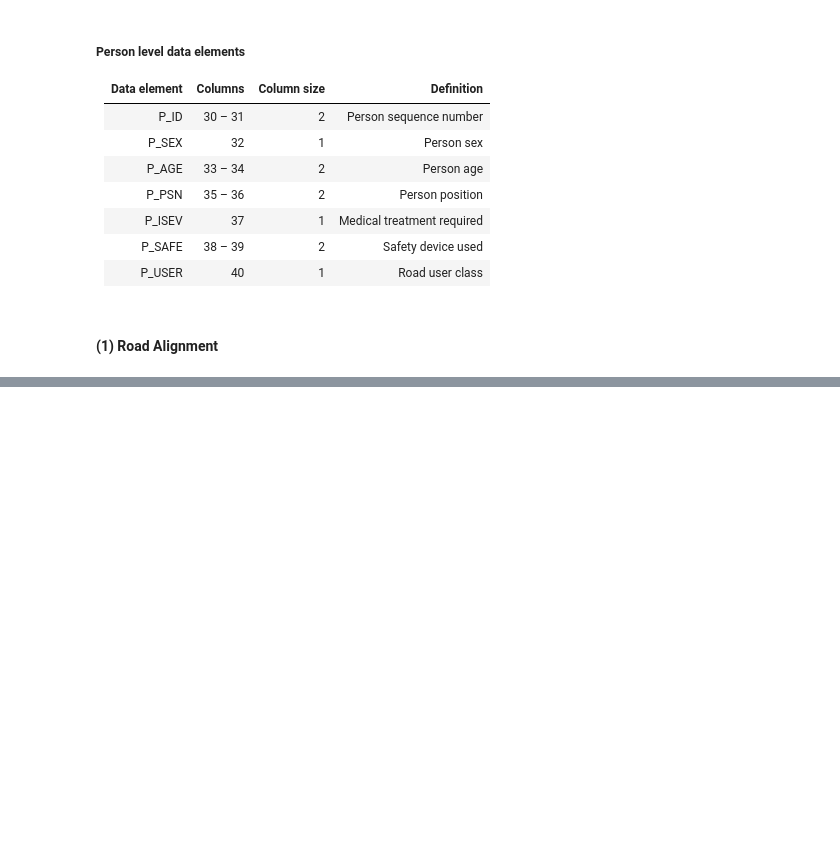
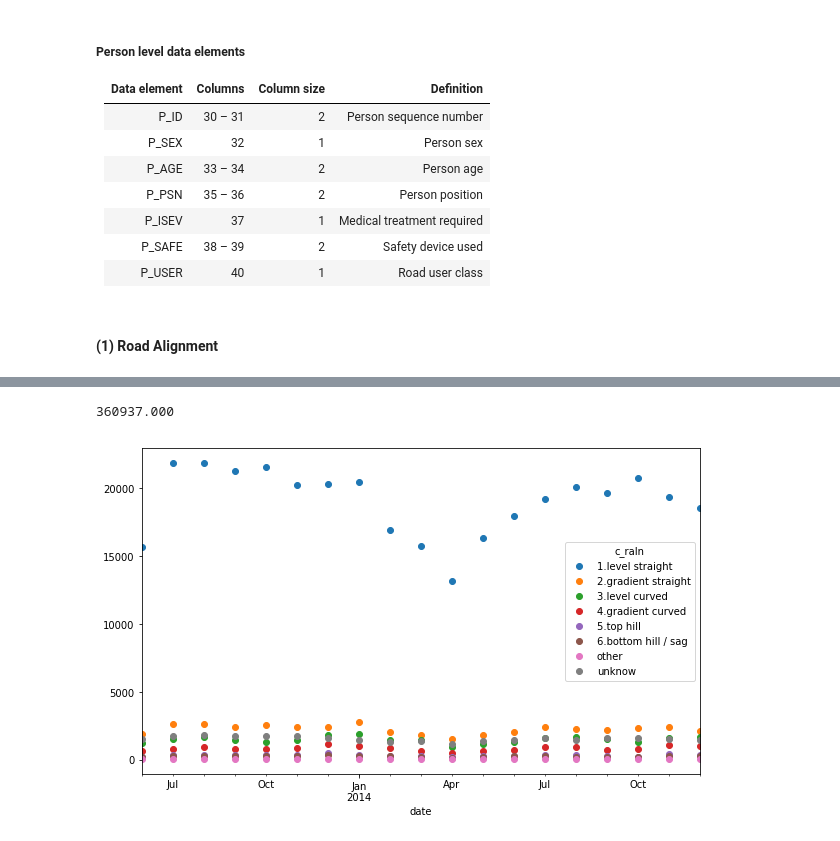
Before and after one commit to rynho/3250-G3, a Jupyter notebook: jupyterNB/G3_Project.ipynb, the cells around one changed output, grey strips where cells are left out. Cells and saved outputs as stored; diff of their text form; code cells hidden in the pictures; blank space fills up the shorter version.

```diff
--- a/jupyterNB/G3_Project.ipynb
+++ b/jupyterNB/G3_Project.ipynb
@@ -200,0 +212,7 @@ dfa
+# %%
+dfa['c_raln']=dfa['c_raln'].replace({'1':'1.level straight','2':'2.gradient straight',
+                                     '3':'3.level curved','4':'4.gradient curved',
+                                     '5':'5.top hill','6':'6.bottom hill / sag',
+                                     'Q':'other','U':'unknow'})
+
+dfa[dfa['c_raln'].isnull()]
@@ -200,0 +221,3 @@ dfa
+# %%
+df1 = dfa.loc[:,['date','c_raln']]
+df1
@@ -200,0 +236,20 @@ dfa
+# %%
+# df1.groupby(['date','c_raln']).size().sort_values()
+# df1.groupby(['date','c_raln']).size().unstack()
+
+df2 = df1.groupby(['date','c_raln']).size().unstack()
+
+df2
+
+# df2.iloc[:,0].sum()
+# %% [output]
+360937.000
+# %%
+#df2.resample('M').sum().iloc[:,0].sum()
+
+df2 = df2.resample('M').sum()
+
+#df2.plot(style = 'o', figsize = (10,6));
+df2.plot(style = 'o', figsize = (10,6));
+# %% [output]
+[figure, added]
```
Also changed, not shown: parts of 11 cells of this notebook.
